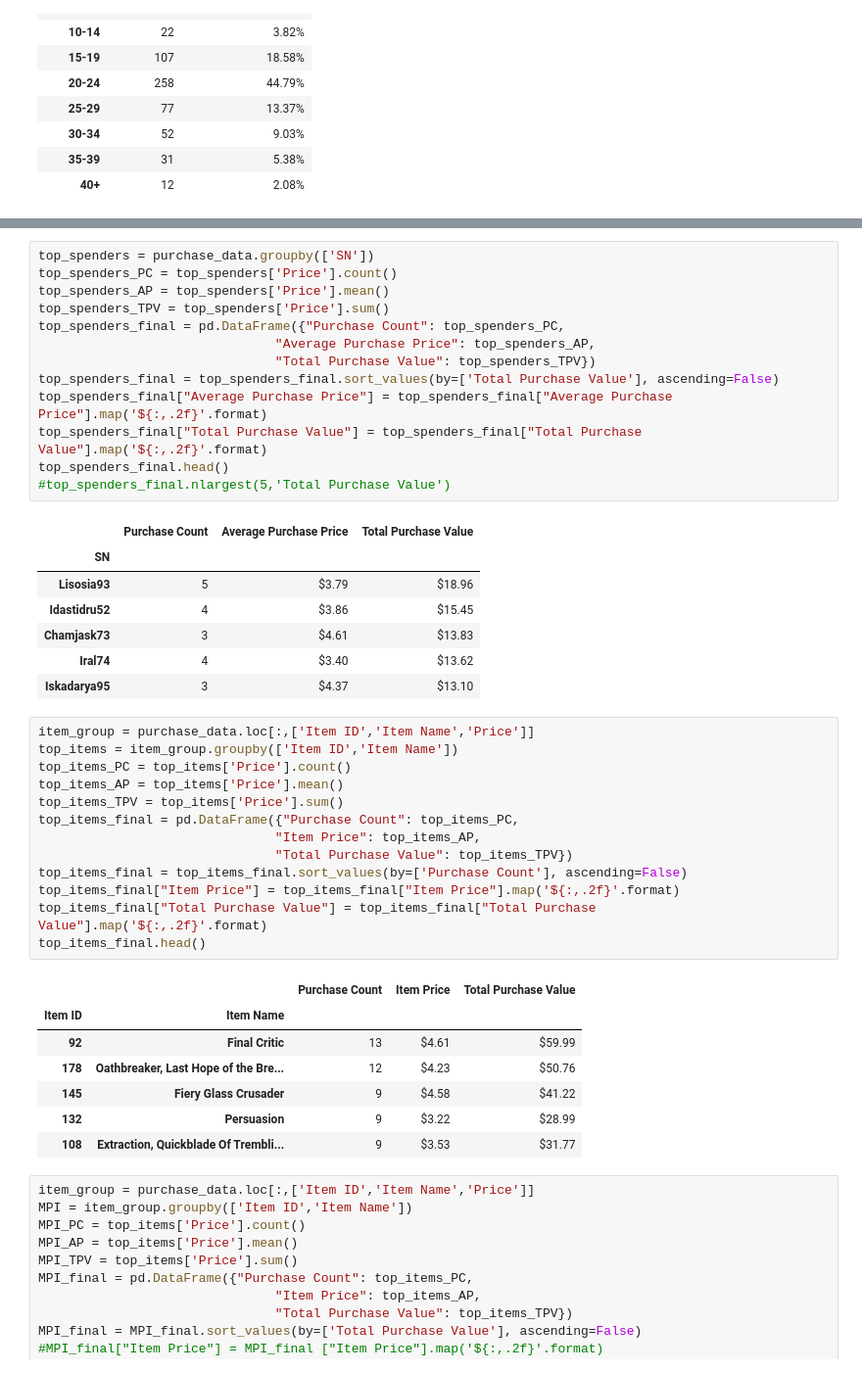
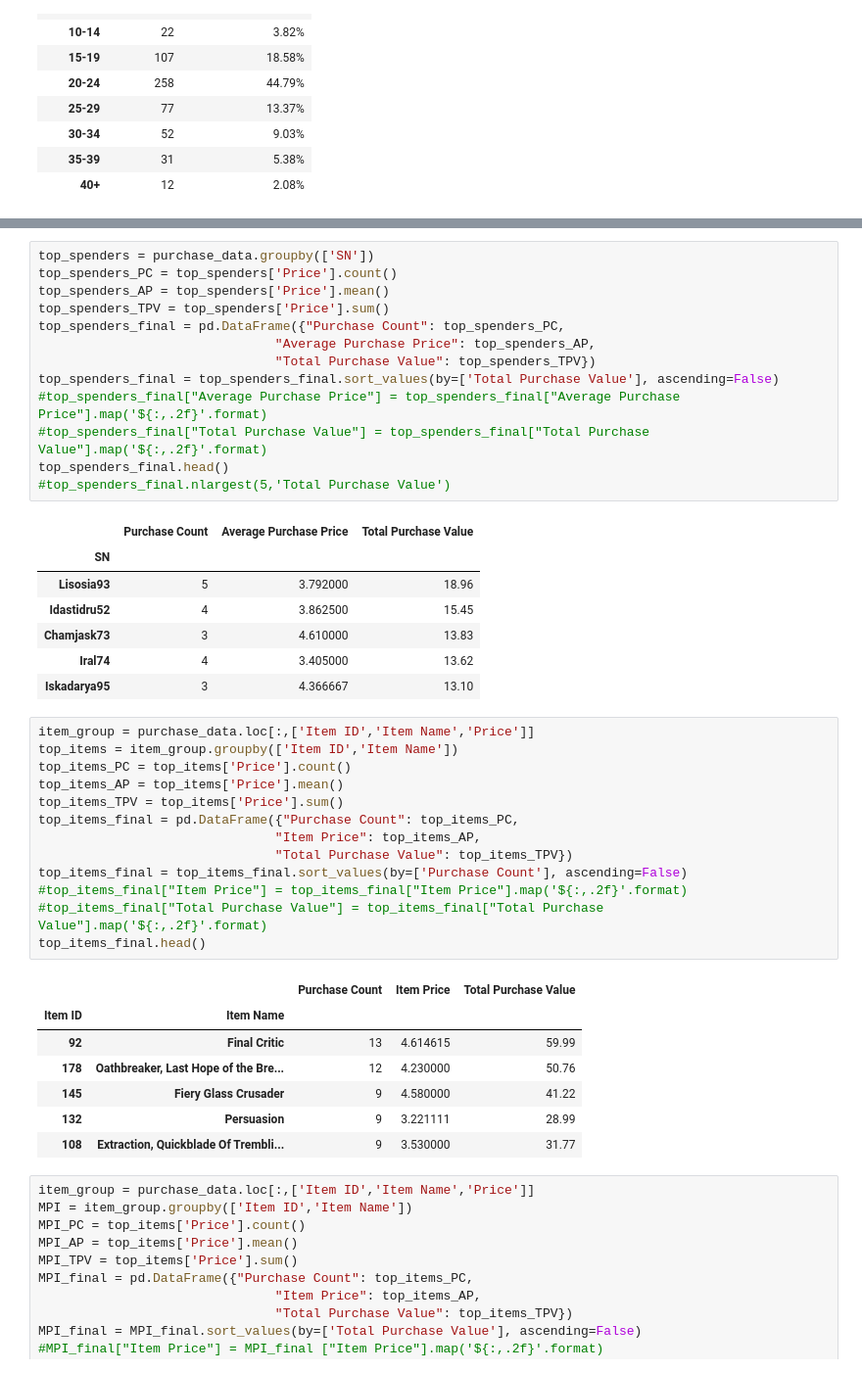
Before and after one commit to marinasd87/pandas-challenge, a Jupyter notebook: HeroesOfPymoli/HeroesOfPymoli.ipynb, the cells around one changed output, grey strips where cells are left out. Shown at 98% size. Drawn from its saved outputs; the diff is of its cells as text.

```diff
--- a/HeroesOfPymoli/HeroesOfPymoli.ipynb
+++ b/HeroesOfPymoli/HeroesOfPymoli.ipynb
@@ -174,24 +174,24 @@ pa_age_final
 # %%
 top_spenders = purchase_data.groupby(['SN'])
 top_spenders_PC = top_spenders['Price'].count()
 top_spenders_AP = top_spenders['Price'].mean()
 top_spenders_TPV = top_spenders['Price'].sum()
 top_spenders_final = pd.DataFrame({"Purchase Count": top_spenders_PC,
                                "Average Purchase Price": top_spenders_AP,
                                "Total Purchase Value": top_spenders_TPV})
 top_spenders_final = top_spenders_final.sort_values(by=['Total Purchase Value'], ascending=False)
-top_spenders_final["Average Purchase Price"] = top_spenders_final["Average Purchase Price"].map('${:,.2f}'.format)
-top_spenders_final["Total Purchase Value"] = top_spenders_final["Total Purchase Value"].map('${:,.2f}'.format)
+#top_spenders_final["Average Purchase Price"] = top_spenders_final["Average Purchase Price"].map('${:,.2f}'.format)
+#top_spenders_final["Total Purchase Value"] = top_spenders_final["Total Purchase Value"].map('${:,.2f}'.format)
 top_spenders_final.head()
 #top_spenders_final.nlargest(5,'Total Purchase Value')
 # %% [output]
 |  | Purchase Count | Average Purchase Price | Total Purchase Value |
 | SN |  |  |  |
-| Lisosia93 | 5 | $3.79 | $18.96 |
-| Idastidru52 | 4 | $3.86 | $15.45 |
-| Chamjask73 | 3 | $4.61 | $13.83 |
-| Iral74 | 4 | $3.40 | $13.62 |
-| Iskadarya95 | 3 | $4.37 | $13.10 |
+| Lisosia93 | 5 | 3.792000 | 18.96 |
+| Idastidru52 | 4 | 3.862500 | 15.45 |
+| Chamjask73 | 3 | 4.610000 | 13.83 |
+| Iral74 | 4 | 3.405000 | 13.62 |
+| Iskadarya95 | 3 | 4.366667 | 13.10 |
 # %%
 item_group = purchase_data.loc[:,['Item ID','Item Name','Price']]
 top_items = item_group.groupby(['Item ID','Item Name'])
@@ -202,17 +202,17 @@ top_items_final = pd.DataFrame({"Purchase Count": top_items_PC,
                                "Item Price": top_items_AP,
                                "Total Purchase Value": top_items_TPV})
 top_items_final = top_items_final.sort_values(by=['Purchase Count'], ascending=False)
-top_items_final["Item Price"] = top_items_final["Item Price"].map('${:,.2f}'.format)
-top_items_final["Total Purchase Value"] = top_items_final["Total Purchase Value"].map('${:,.2f}'.format)
+#top_items_final["Item Price"] = top_items_final["Item Price"].map('${:,.2f}'.format)
+#top_items_final["Total Purchase Value"] = top_items_final["Total Purchase Value"].map('${:,.2f}'.format)
 top_items_final.head()
 # %% [output]
 |  |  | Purchase Count | Item Price | Total Purchase Value |
 | Item ID | Item Name |  |  |  |
-| 92 | Final Critic | 13 | $4.61 | $59.99 |
-| 178 | Oathbreaker, Last Hope of the Bre... | 12 | $4.23 | $50.76 |
-| 145 | Fiery Glass Crusader | 9 | $4.58 | $41.22 |
-| 132 | Persuasion | 9 | $3.22 | $28.99 |
-| 108 | Extraction, Quickblade Of Trembli... | 9 | $3.53 | $31.77 |
+| 92 | Final Critic | 13 | 4.614615 | 59.99 |
+| 178 | Oathbreaker, Last Hope of the Bre... | 12 | 4.230000 | 50.76 |
+| 145 | Fiery Glass Crusader | 9 | 4.580000 | 41.22 |
+| 132 | Persuasion | 9 | 3.221111 | 28.99 |
+| 108 | Extraction, Quickblade Of Trembli... | 9 | 3.530000 | 31.77 |
 # %%
 item_group = purchase_data.loc[:,['Item ID','Item Name','Price']]
 MPI = item_group.groupby(['Item ID','Item Name'])
```
Also changed, not shown: parts of 3 cells of this notebook.
